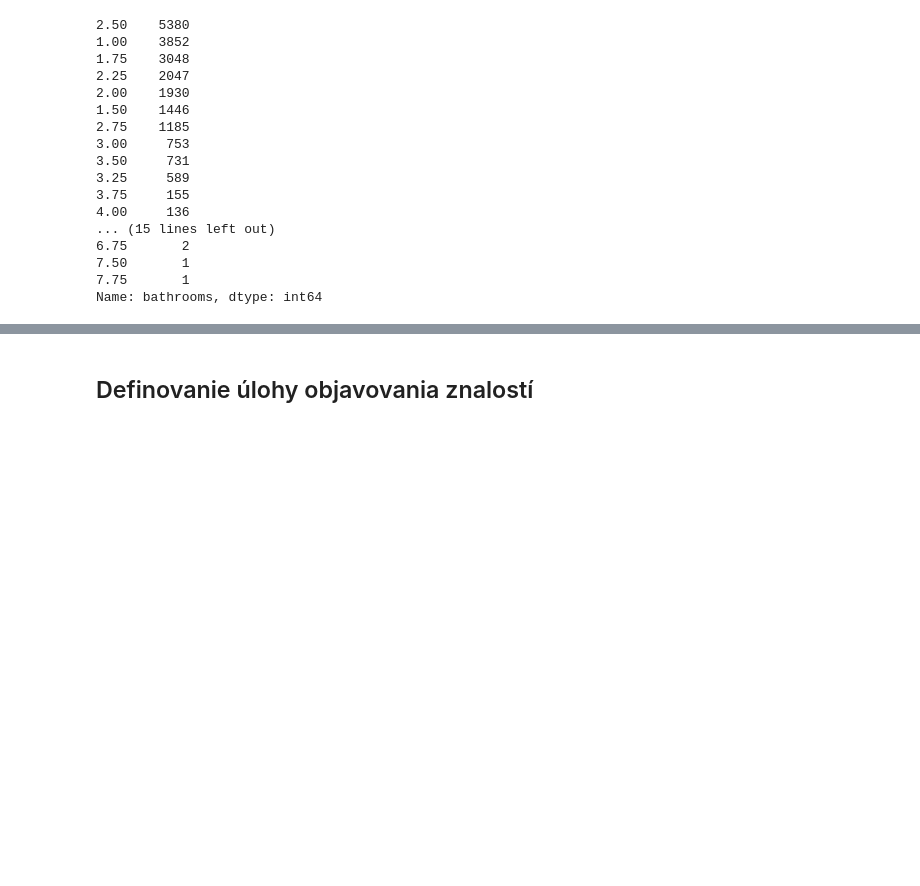
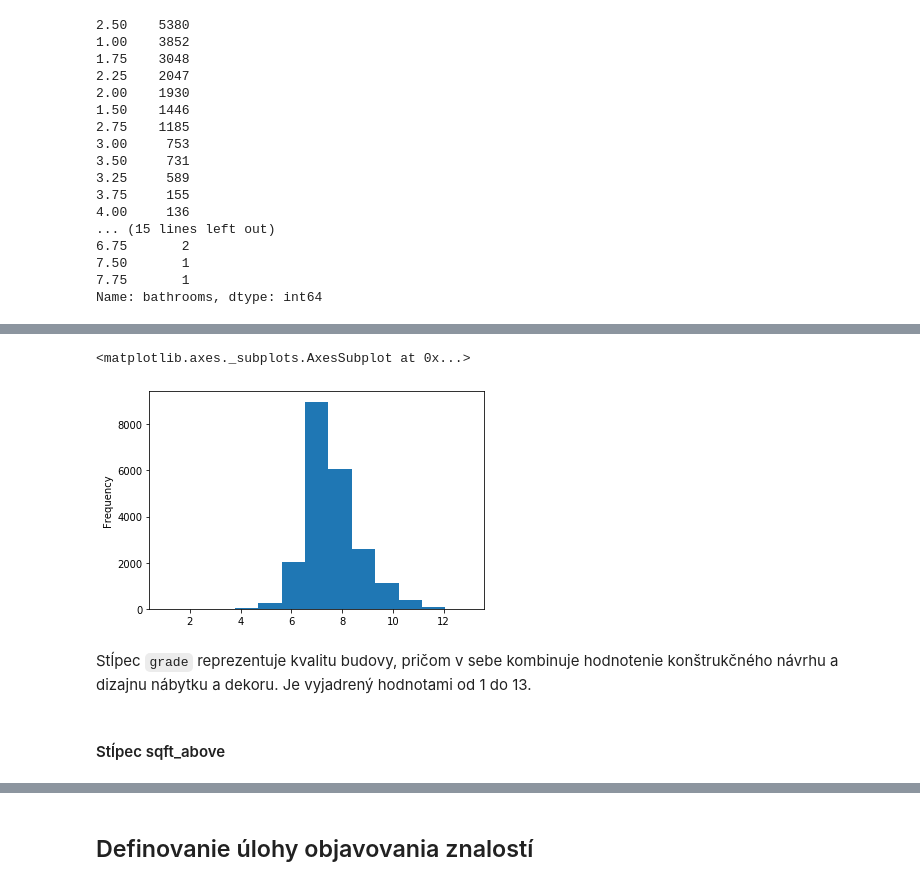
Before and after one commit to mirec3009/oznal_project, a Jupyter notebook: Explorativna_analyza.ipynb, the cells around one changed output, grey strips where cells are left out. Drawn from its saved outputs; the diff is of its cells as text; code cells hidden in the pictures; blank space fills up the shorter version.

```diff
--- a/Explorativna_analyza.ipynb
+++ b/Explorativna_analyza.ipynb
@@ -315,0 +456,9 @@ Name: bathrooms, dtype: int64
+# %%
+df["grade"].plot.hist(bins=13)
+# %% [output]
+<matplotlib.axes._subplots.AxesSubplot at 0x...>
+[figure, added]
+# %% [markdown]
+Stĺpec `grade` reprezentuje kvalitu budovy, pričom v sebe kombinuje hodnotenie konštrukčného návrhu a dizajnu nábytku a dekoru. Je vyjadrený hodnotami od 1 do 13.
+# %% [markdown]
+#### Stĺpec sqft_above
```
Also changed, not shown: parts of 64 cells of this notebook.
